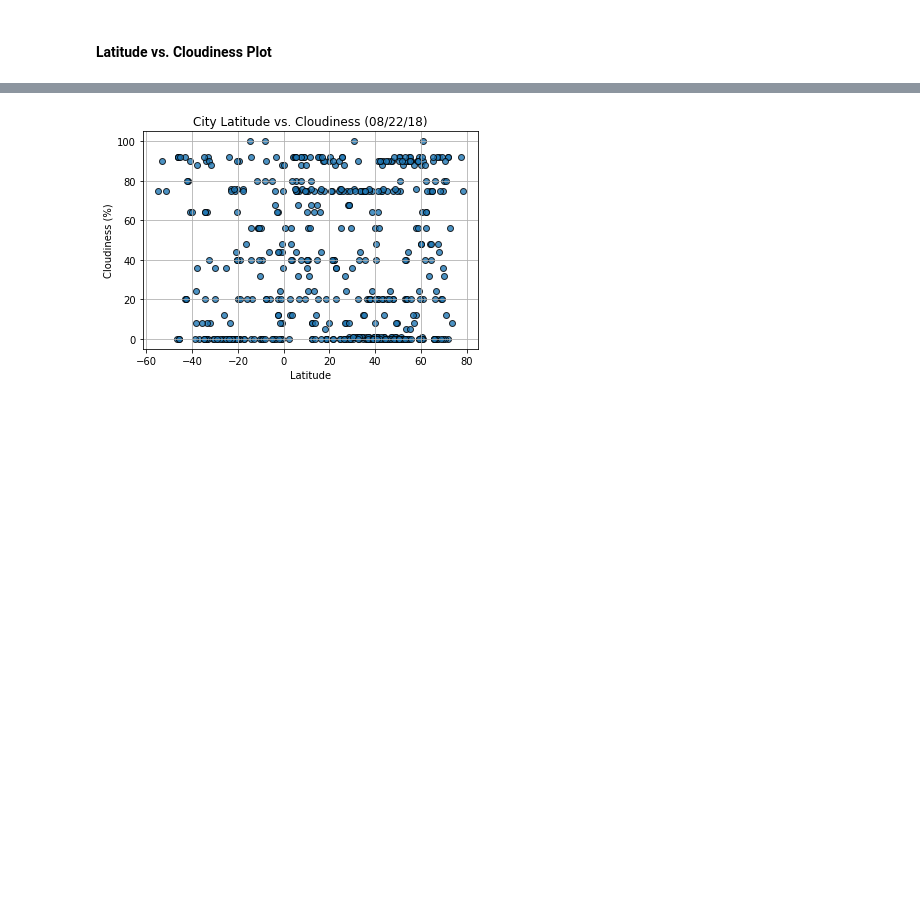
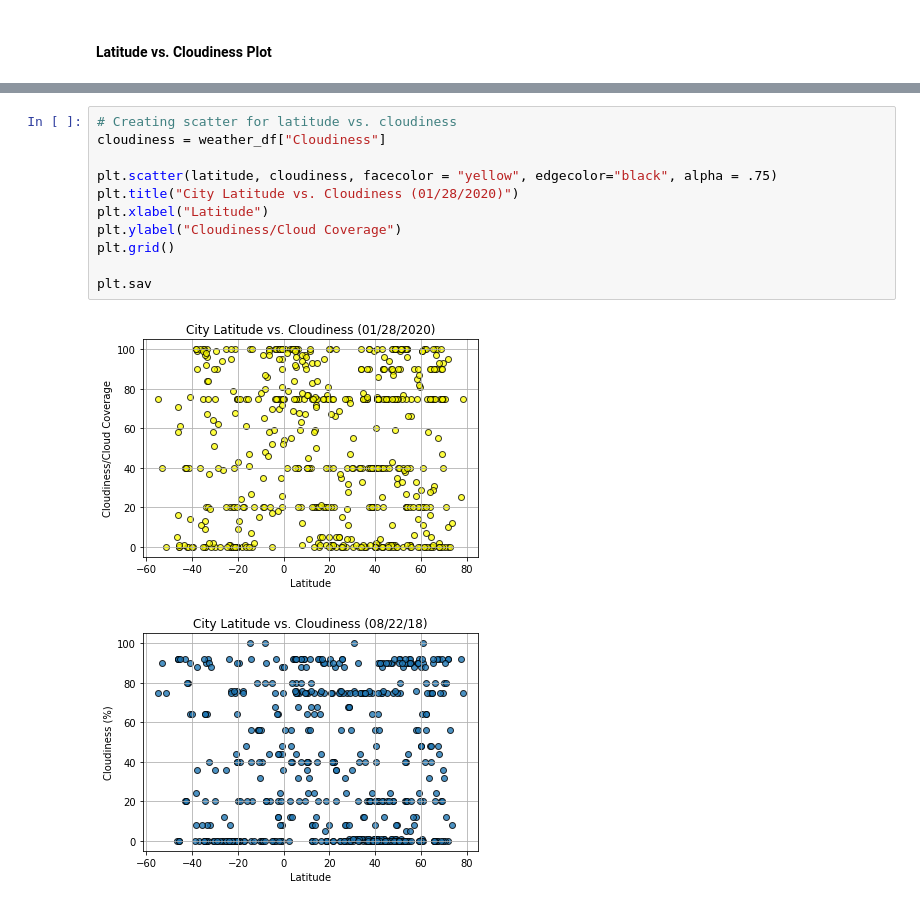
Before and after one commit to Bcliffwm/python-api-challenge, a Jupyter notebook: starter_code/WeatherPy.ipynb, the cells around one changed output, grey strips where cells are left out. Drawn from its saved outputs; the diff is of its cells as text; blank space fills up the shorter version.

Commit message:
Created and added graph to output data

```diff
--- a/starter_code/WeatherPy.ipynb
+++ b/starter_code/WeatherPy.ipynb
@@ -169,3 +185,16 @@ plt.show()
+# %%
+# Creating scatter for latitude vs. cloudiness
+cloudiness = weather_df["Cloudiness"]
+
+plt.scatter(latitude, cloudiness, facecolor = "yellow", edgecolor="black", alpha = .75)
+plt.title("City Latitude vs. Cloudiness (01/28/2020)")
+plt.xlabel("Latitude")
+plt.ylabel("Cloudiness/Cloud Coverage")
+plt.grid()
+
+plt.sav
+# %% [output]
+[figure, added]
 # %%
 # %% [output]
 [figure]
```
Also changed, not shown: parts of 1 cell of this notebook.
